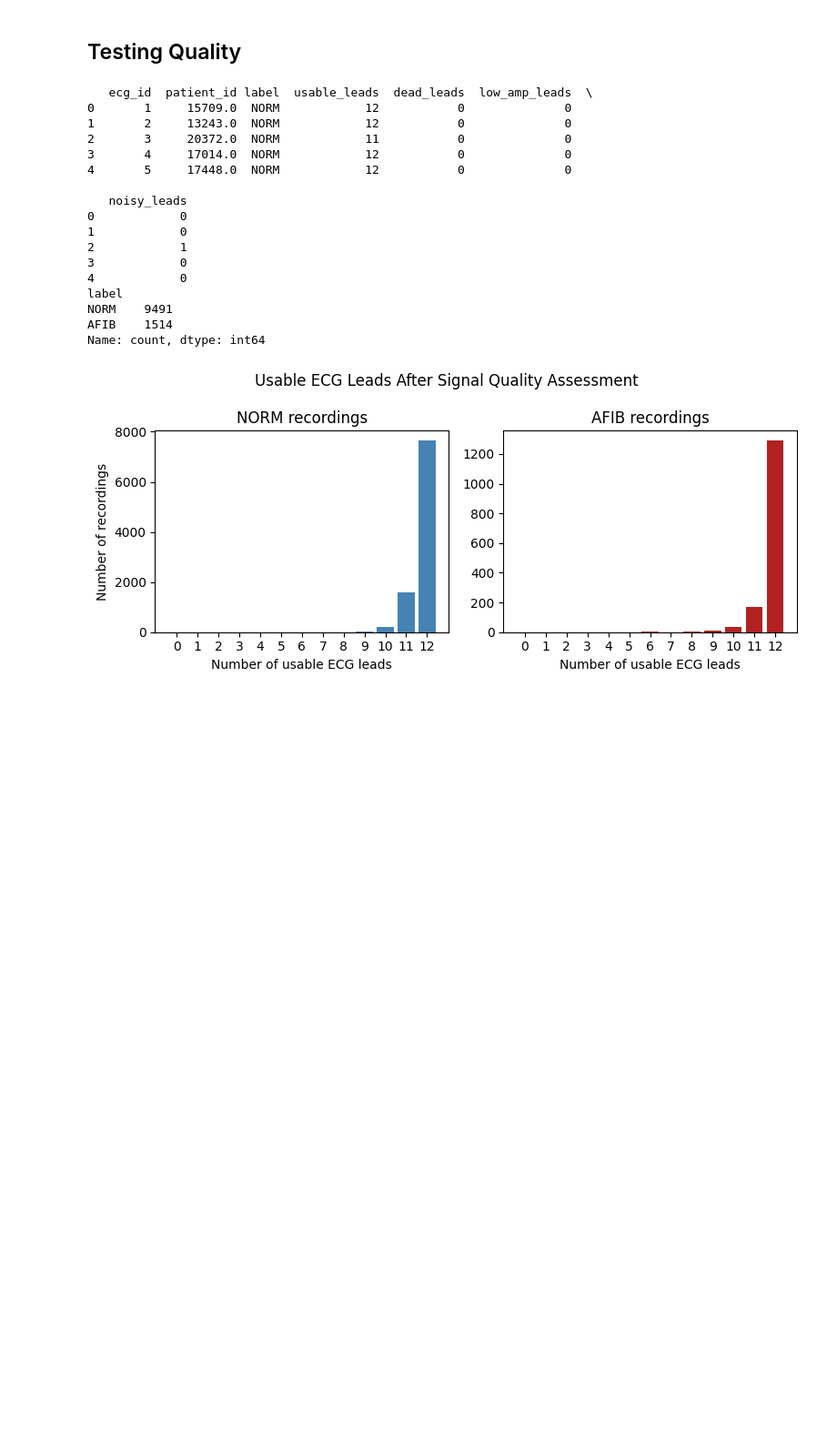
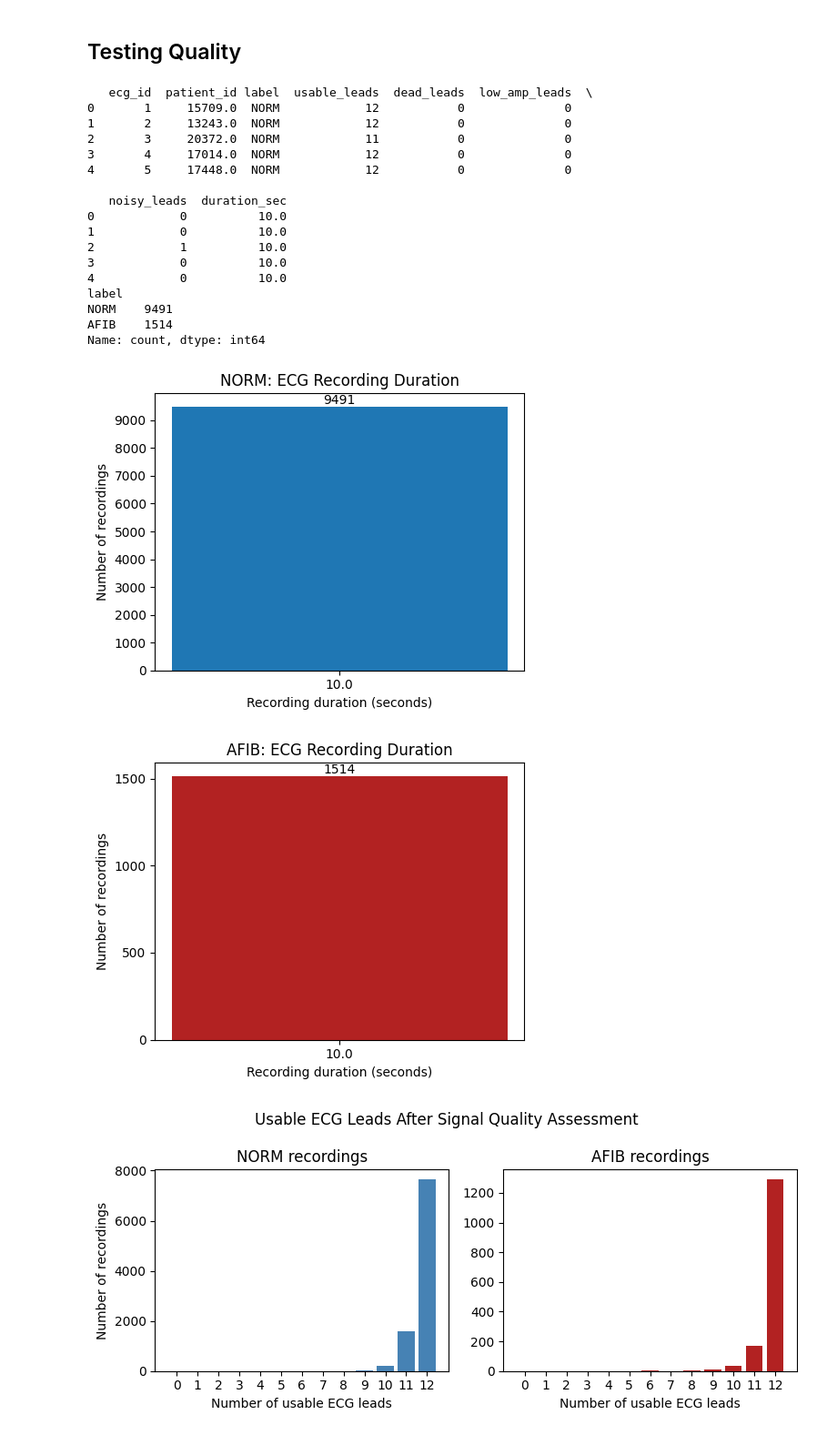
Before and after one commit to vlbthambawita/AF_detection_vs_freq, a Jupyter notebook: dataset-validation/validation_ptbxl_500hz.ipynb, the cells around one changed output. Shown at 91% size. Saved outputs shown, nothing was run; the diff lists cells and outputs as text; code cells hidden in the pictures; blank space fills up the shorter version.

Commit message:
Add recording duration to PTB-XL quality validation
Introduced a function to measure ECG recording length and included the duration (in seconds) as a new column in the PTB-XL quality DataFrame. Updated output display to reflect the new 'duration_sec' field.

```diff
--- a/dataset-validation/validation_ptbxl_500hz.ipynb
+++ b/dataset-validation/validation_ptbxl_500hz.ipynb
@@ -321,6 +321,15 @@ def assess_record_quality(signal, fs):
 # %% [markdown]
 ## New Loader
 # %%
+def measure_recording_length(signal, fs):
+    """
+    signal: np.ndarray (12, T)
+    fs: sampling frequency (e.g. 500 Hz)
+
+    returns: duration in seconds
+    """
+    return signal.shape[1] / fs
+
 def load_ptbxl_with_quality(dataset_root):
     df = pd.read_csv(os.path.join(dataset_root, "ptbxl_database.csv"))
     rows = []
@@ -337,6 +346,7 @@ def load_ptbxl_with_quality(dataset_root):
 
         rec = wfdb.rdrecord(os.path.join(dataset_root, row["filename_hr"]))
         signal = rec.p_signal.T.astype(np.float32)
+        duration = measure_recording_length(signal, fs=500)
 
         qc = assess_record_quality(signal, fs=500)
 
@@ -348,6 +358,7 @@ def load_ptbxl_with_quality(dataset_root):
             "dead_leads": qc["counts"]["dead"],
             "low_amp_leads": qc["counts"]["low_amplitude"],
             "noisy_leads": qc["counts"]["noisy"],
+            "duration_sec": duration,
         })
 
     return pd.DataFrame(rows)
@@ -366,16 +377,62 @@ print(df_quality["label"].value_counts())
 3       4     17014.0  NORM            12           0              0
 4       5     17448.0  NORM            12           0              0
 
-   noisy_leads
-0            0
-1            0
-2            1
-3            0
-4            0
+   noisy_leads  duration_sec
+0            0          10.0
+1            0          10.0
+2            1          10.0
+3            0          10.0
+4            0          10.0
 label
 NORM    9491
 AFIB    1514
 Name: count, dtype: int64
+# %%
+norm_dur = df_quality[df_quality["label"] == "NORM"]["duration_sec"]
+
+# Round to meaningful resolution
+norm_round = norm_dur.round(1)
+
+counts = norm_round.value_counts().sort_index()
+
+plt.figure(figsize=(5, 4))
+plt.bar(counts.index.astype(str), counts.values)
+
+plt.xlabel("Recording duration (seconds)")
+plt.ylabel("Number of recordings")
+plt.title("NORM: ECG Recording Duration")
+
+# Force Y-axis ticks (every 1000 or 2000)
+plt.yticks(np.arange(0, counts.max() + 1, 1000))
+
+# Optional: annotate bar
+for x, y in zip(range(len(counts)), counts.values):
+    plt.text(x, y, str(y), ha="center", va="bottom")
+
+plt.tight_layout()
+plt.show()
+
+afib_dur = df_quality[df_quality["label"] == "AFIB"]["duration_sec"]
+afib_round = afib_dur.round(1)
+counts = afib_round.value_counts().sort_index()
+
+plt.figure(figsize=(5, 4))
+plt.bar(counts.index.astype(str), counts.values, color="firebrick")
+
+plt.xlabel("Recording duration (seconds)")
+plt.ylabel("Number of recordings")
+plt.title("AFIB: ECG Recording Duration")
+
+plt.yticks(np.arange(0, counts.max() + 1, 500))
+
+for x, y in zip(range(len(counts)), counts.values):
+    plt.text(x, y, str(y), ha="center", va="bottom")
+
+plt.tight_layout()
+plt.show()
+# %% [output]
+[figure, added]
+[figure, added]
 # %%
 df_norm = df_quality[df_quality["label"] == "NORM"]
 df_afib = df_quality[df_quality["label"] == "AFIB"]
```
